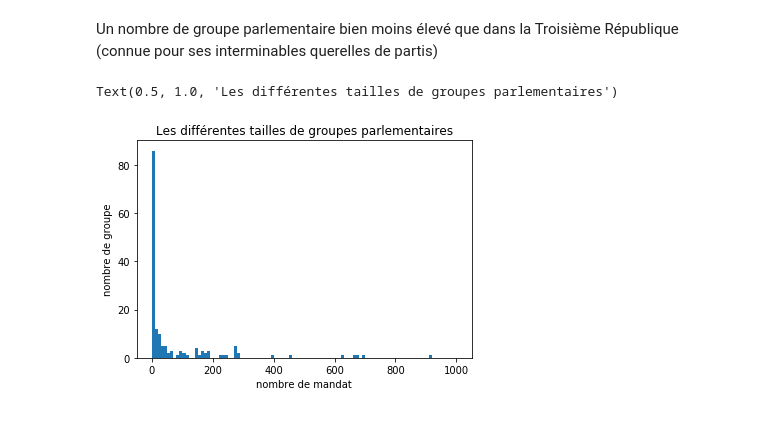
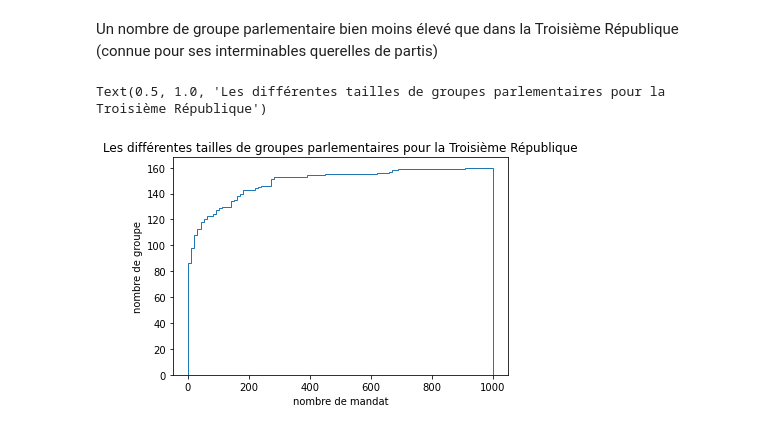
Before and after one commit to dusylvain/Projet-Python-deputes, a Jupyter notebook: statistiques_descriptives_depute.ipynb, the cells around one changed output. Saved outputs shown, nothing was run; the diff lists cells and outputs as text; code cells hidden in the pictures.

Commit message:
dpt premier mandat

```diff
--- a/statistiques_descriptives_depute.ipynb
+++ b/statistiques_descriptives_depute.ipynb
@@ -4,7 +4,7 @@ import numpy as np
 import matplotlib.pyplot as plt
 import descartes
 # %%
-user='S'
+user='G'
 
 if user=='S':
     import geopandas as gpd
@@ -627,7 +669,7 @@ def Statgroupe (base_dep, mandatgroupe=True):
         baseleg=base_dep[base_dep['Législature']==legislature]
         nbregrleg+=[baseleg['Groupe'].unique().shape[0]]
         if mandatgroupe:
-            date_leg+=[min(baseleg.tail(1)['Date debut mandat']).year]
+            date_leg+=[min(baseleg['Date debut mandat'].tail(1)).year]
     totgroupe=base_dep['Groupe'].unique().shape[0]
     moydureegr=sum(nbregrleg)/totgroupe#le nombre moyen de législature d'un groupe correspond à la somme du nombre de groupes sur les législatures / le nombre total de groupe
     if mandatgroupe :
@@ -689,10 +751,10 @@ plt.plot(date_leg_5,groupeleg_5)
 # %% [markdown]
 Un nombre de groupe parlementaire bien moins élevé que dans la Troisième République (connue pour ses interminables querelles de partis)
 # %%
-plt.hist(mandatgroupe_3, range=(1, 1000), bins = 100)
+plt.hist(mandatgroupe_3, range=(1, 1000), bins = 100, cumulative=True, histtype='step')
 plt.xlabel('nombre de mandat')
 plt.ylabel('nombre de groupe')
 plt.title('Les différentes tailles de groupes parlementaires pour la Troisième République')
 # %% [output]
-Text(0.5, 1.0, 'Les différentes tailles de groupes parlementaires')
+Text(0.5, 1.0, 'Les différentes tailles de groupes parlementaires pour la Troisième République')
-[figure, old version]
+[figure, new version]
```
Also changed, not shown: parts of 23 cells of this notebook.
